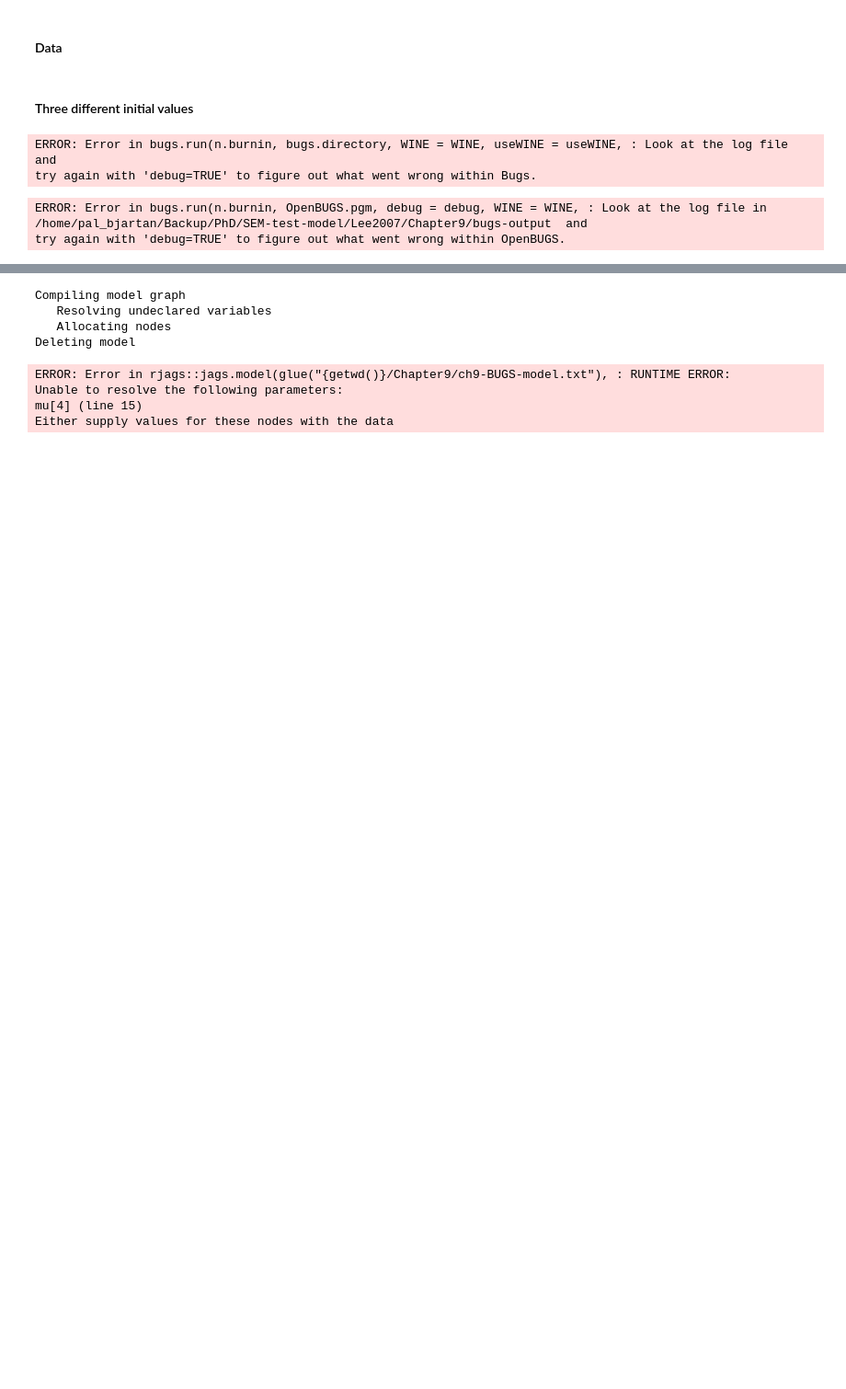
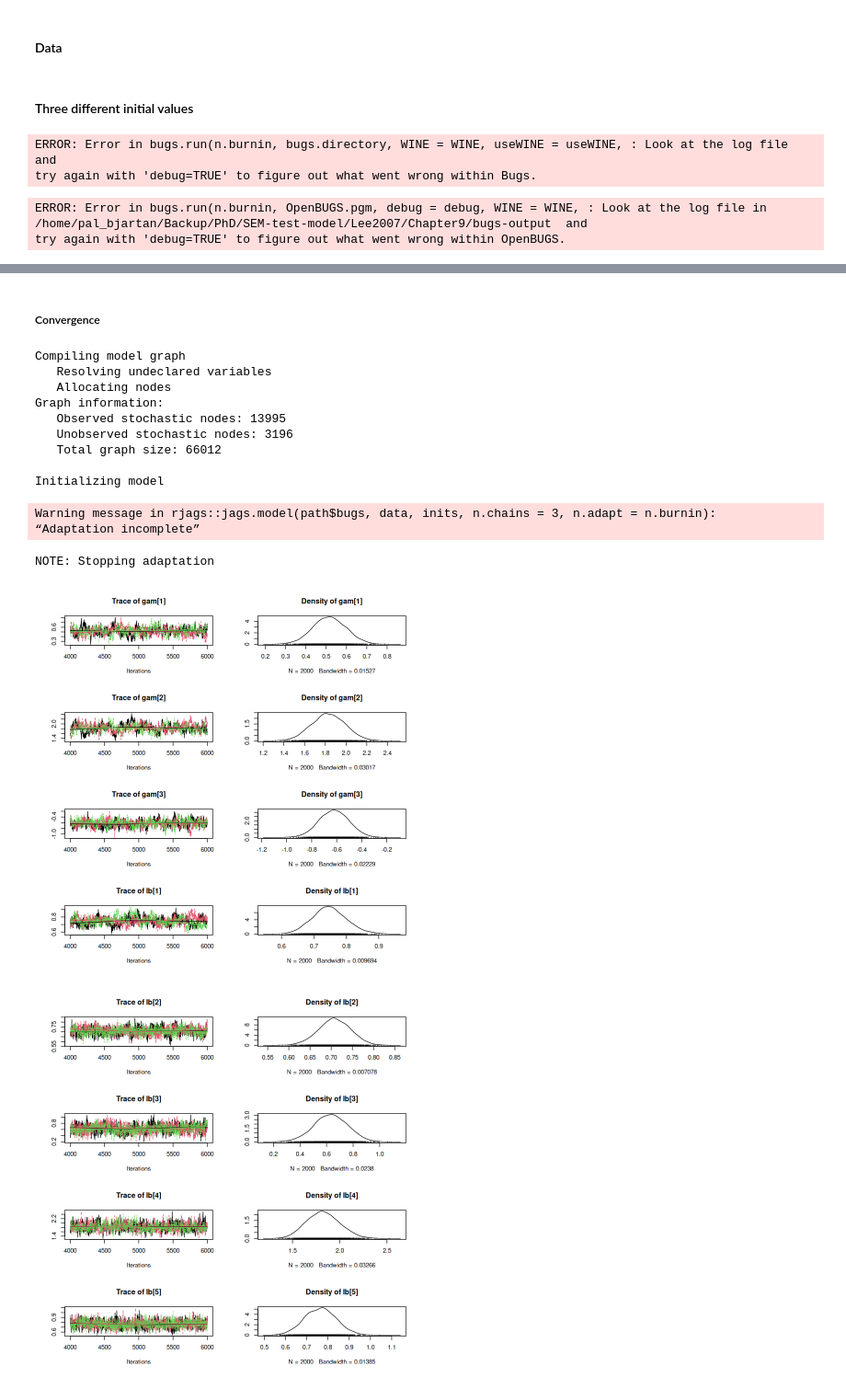
Before and after one commit to pehkawn/Lee2007, a Jupyter notebook: Chapter9/ch9-R2BUGS-codes.ipynb, the cells around one changed output, grey strips where cells are left out. Shown at 92% size. Drawn from its saved outputs; the diff is of its cells as text; code cells hidden in the pictures; blank space fills up the shorter version.

Commit message:
Ch9 JAGS and Nimble models running

```diff
--- a/Chapter9/ch9-R2BUGS-codes.ipynb
+++ b/Chapter9/ch9-R2BUGS-codes.ipynb
@@ -134,14 +269,16 @@ data <- list(
         .Data = c(13.6, -0.61, 0.48, -0.61, 0.24, 0.06, 0.48, 0.06, 0.22),
         .Dim = c(3, 3)
     ),
-    y = read.csv(
-            "./Chapter9/ch9-WinBUGS-data.dat",
-            header = FALSE,
+    y = matrix(
+        scan(
+            file = "./Chapter9/ch9-WinBUGS-data.dat",
+            what = numeric(),
+            sep = ",",
             skip = 2
-            ) %>%
-        .[,1:(ncol(.) - 1)] %>%
-        as.matrix() %>%
-        unname()
+        ) %>% na.omit(),
+        ncol = 9,
+        byrow = TRUE
+    )
 )
 # %% [markdown]
 #### Three different initial values
@@ -200,8 +337,8 @@ inits <- function() {
 }
 # %%
 param <- c("lb", "lw", "psi", "gam", "phi", "mu", "xi")
-n.iter <- 5000
-n.burnin  <- 2000
+iter <- 6000
+burnin  <- 4000
 # %%
 model.out <- R2WinBUGS::bugs(
     data,
@@ -245,17 +384,38 @@ try again with 'debug=TRUE' to figure out what went wrong within OpenBUGS.
+# %% [markdown]
+##### Convergence
+# %%
+model <- lst()
+coda <- lst()
+fit <- lst()
 # %%
-rjags::jags.model(
-    model.path,
+model$jags <- rjags::jags.model(
+    path$bugs,
     data,
     inits,
-    n.chains = 2,
-    n.adapt = n.burnin
+    n.chains = 3,
+    n.adapt = burnin
 )
 # %% [output]
 Compiling model graph
    Resolving undeclared variables
    Allocating nodes
-Deleting model
+Graph information:
+   Observed stochastic nodes: 13995
+   Unobserved stochastic nodes: 3196
+   Total graph size: 66012
+
+Initializing model
-ERROR: Error in rjags::jags.model(glue("{getwd()}/Chapter9/ch9-BUGS-model.txt"), : RUNTIME ERROR:
-Unable to resolve the following parameters:
-mu[4] (line 15)
-Either supply values for these nodes with the data
+Warning message in rjags::jags.model(path$bugs, data, inits, n.chains = 3, n.adapt = n.burnin):
+“Adaptation incomplete”
+# %%
+coda$jags <- rjags::coda.samples(
+    model$jags,
+    param[-length(param)],
+    round(iter/3)
+)
+
+plot(coda$jags)
+# %% [output]
+NOTE: Stopping adaptation
+[figure, added]
+[figure, added]
```
Also changed, not shown: parts of 21 cells of this notebook, 5 other files.
